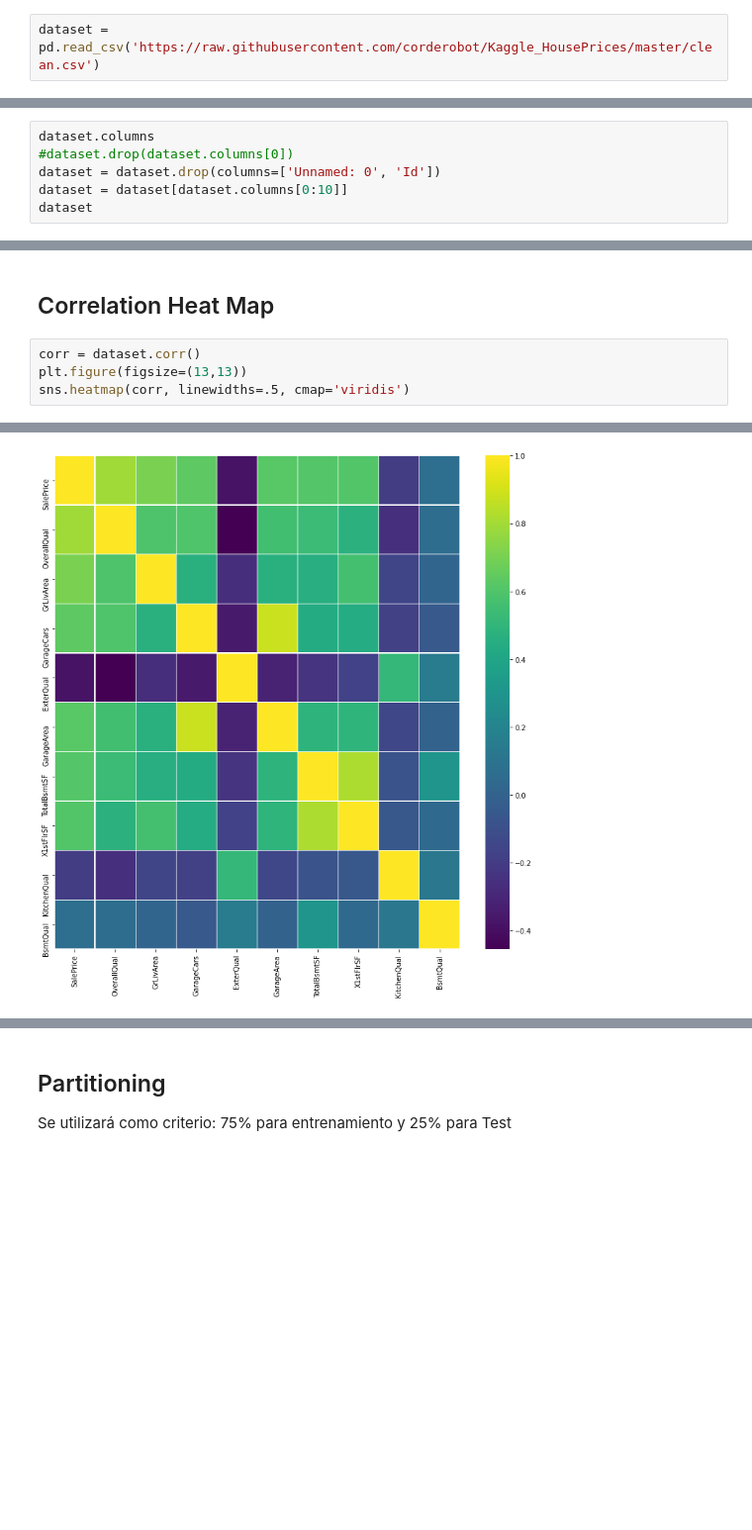
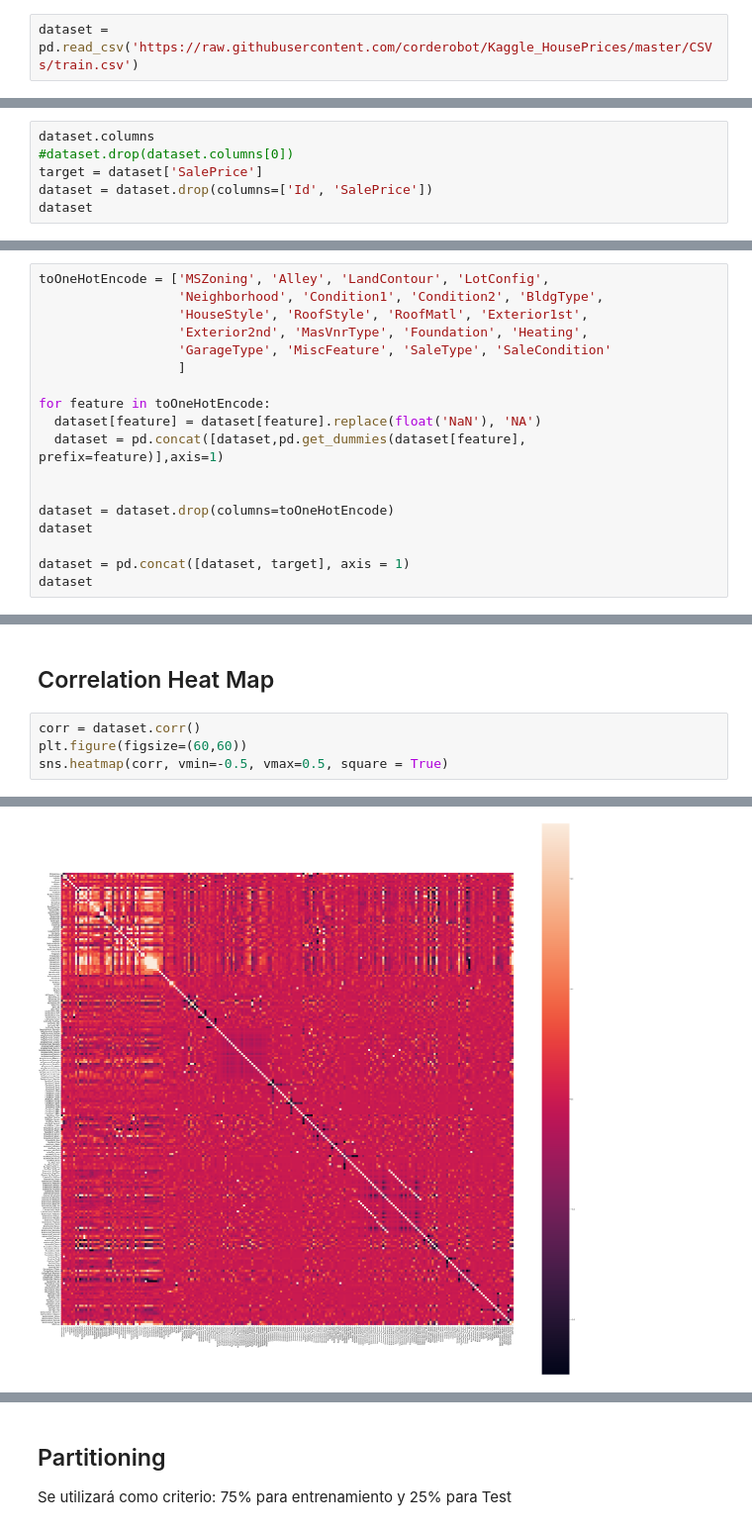
Before and after one commit to corderobot/Kaggle_House-Prices, a Jupyter notebook: NNs/HousePrices_NN.ipynb, the cells around one changed output, grey strips where cells are left out. Shown at 99% size. Saved outputs shown, nothing was run; the diff lists cells and outputs as text; blank space fills up the shorter version.

```diff
--- a/NNs/HousePrices_NN.ipynb
+++ b/NNs/HousePrices_NN.ipynb
@@ -21,13 +22,13 @@ Dicho archivo es utilizado para entrenar/probar las redes neuronales
 # %% [markdown]
 ## Extracting
 # %%
-dataset = pd.read_csv('https://raw.githubusercontent.com/corderobot/Kaggle_HousePrices/master/clean.csv')
+dataset = pd.read_csv('https://raw.githubusercontent.com/corderobot/Kaggle_HousePrices/master/CSVs/train.csv')
 # %% [markdown]
 ## Getting to know the New Dataset
 # %%
 dataset.columns
 #dataset.drop(dataset.columns[0])
-dataset = dataset.drop(columns=['Unnamed: 0', 'Id'])
-dataset = dataset[dataset.columns[0:10]]
+target = dataset['SalePrice']
+dataset = dataset.drop(columns=['Id', 'SalePrice'])
 dataset
 # %% [output]
@@ -46,0 +108,18 @@ dataset
+# %%
+toOneHotEncode = ['MSZoning', 'Alley', 'LandContour', 'LotConfig',
+                  'Neighborhood', 'Condition1', 'Condition2', 'BldgType',
+                  'HouseStyle', 'RoofStyle', 'RoofMatl', 'Exterior1st',
+                  'Exterior2nd', 'MasVnrType', 'Foundation', 'Heating',
+                  'GarageType', 'MiscFeature', 'SaleType', 'SaleCondition'
+                  ]
+
+for feature in toOneHotEncode:
+  dataset[feature] = dataset[feature].replace(float('NaN'), 'NA')
+  dataset = pd.concat([dataset,pd.get_dummies(dataset[feature], prefix=feature)],axis=1)
+
+
+dataset = dataset.drop(columns=toOneHotEncode)
+dataset
+
+dataset = pd.concat([dataset, target], axis = 1)
+dataset
@@ -48,8 +141,8 @@ dataset
 ## Correlation Heat Map
 # %%
 corr = dataset.corr()
-plt.figure(figsize=(13,13))
-sns.heatmap(corr, linewidths=.5, cmap='viridis')
+plt.figure(figsize=(60,60))
+sns.heatmap(corr, vmin=-0.5, vmax=0.5, square = True)
 # %% [output]
 <matplotlib.axes._subplots.AxesSubplot at 0x...>
-[figure, old version]
+[figure, new version]
```
Also changed, not shown: parts of 48 cells of this notebook.
